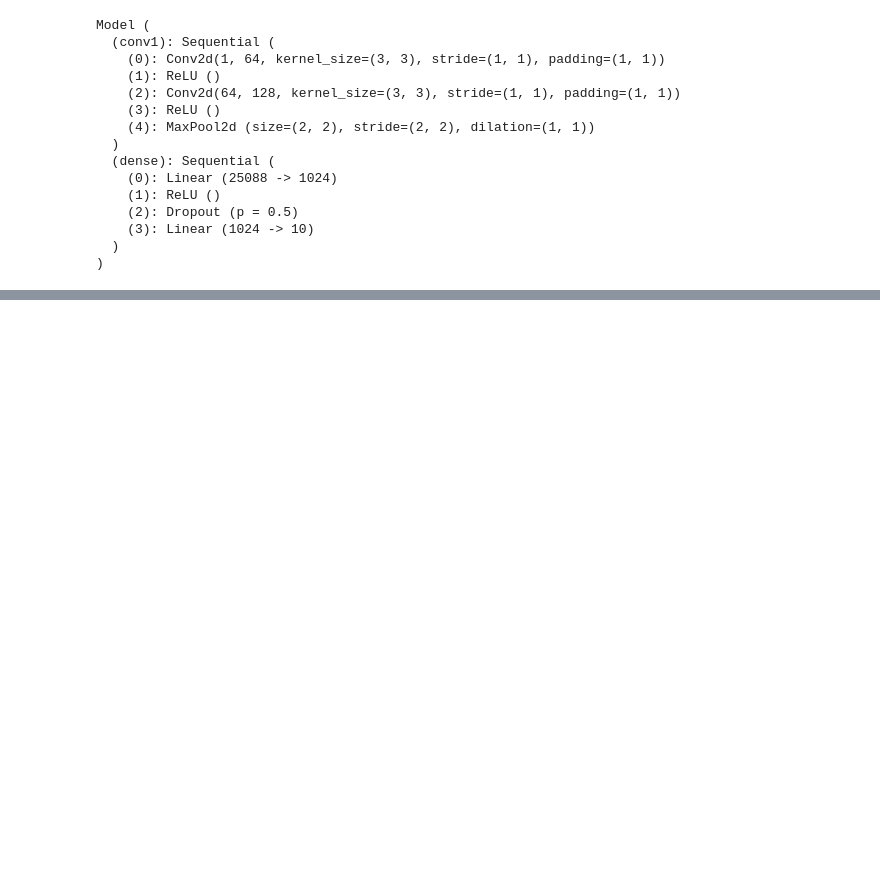
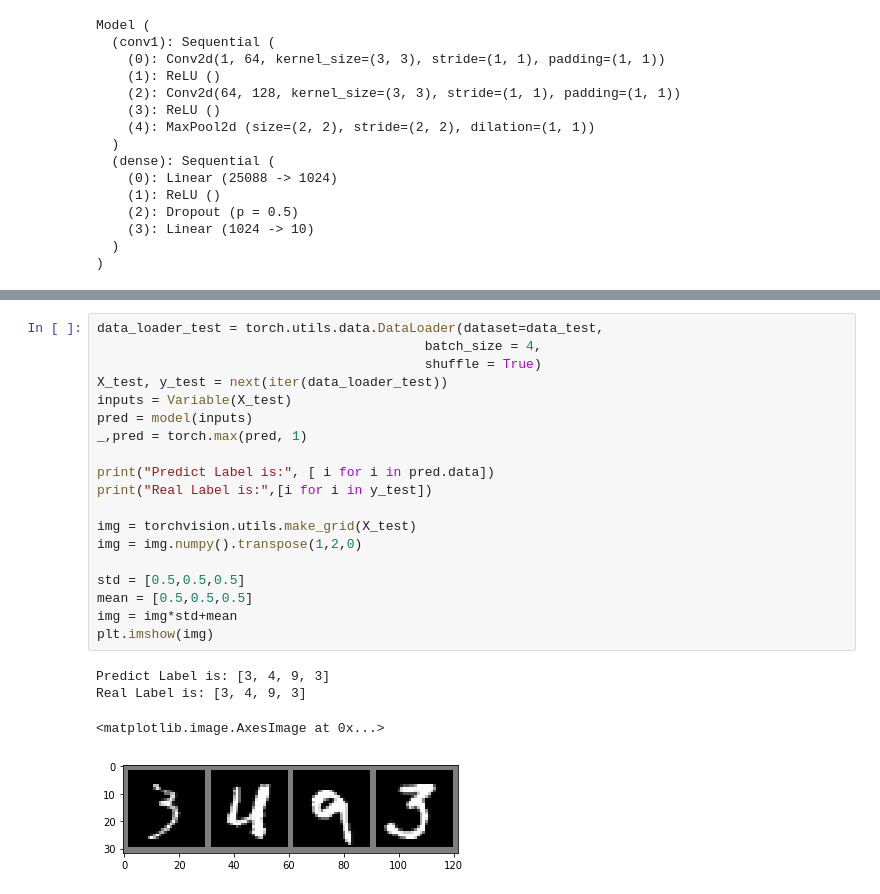
Before and after one commit to JaimeTang/PyTorch-and-mnist, a Jupyter notebook: pytorch-and-mnist.ipynb, the cells around one changed output, grey strips where cells are left out. Drawn from its saved outputs; the diff is of its cells as text; blank space fills up the shorter version.

```diff
--- a/pytorch-and-mnist.ipynb
+++ b/pytorch-and-mnist.ipynb
@@ -137,3 +138,27 @@ Loss is:0.0002, Train Accuracy is:99.7133%, Test Accuracy is:98.9600
 Epoch 4/5
 ----------
 Loss is:0.0001, Train Accuracy is:99.7317%, Test Accuracy is:98.7300
+# %%
+data_loader_test = torch.utils.data.DataLoader(dataset=data_test,
+                                          batch_size = 4,
+                                          shuffle = True)
+X_test, y_test = next(iter(data_loader_test))
+inputs = Variable(X_test)
+pred = model(inputs)
+_,pred = torch.max(pred, 1)
+
+print("Predict Label is:", [ i for i in pred.data])
+print("Real Label is:",[i for i in y_test])
+
+img = torchvision.utils.make_grid(X_test)
+img = img.numpy().transpose(1,2,0)
+
+std = [0.5,0.5,0.5]
+mean = [0.5,0.5,0.5]
+img = img*std+mean
+plt.imshow(img)
+# %% [output]
+Predict Label is: [3, 4, 9, 3]
+Real Label is: [3, 4, 9, 3]
+<matplotlib.image.AxesImage at 0x...>
+[figure, added]
```
Also changed, not shown: parts of 3 cells of this notebook.
